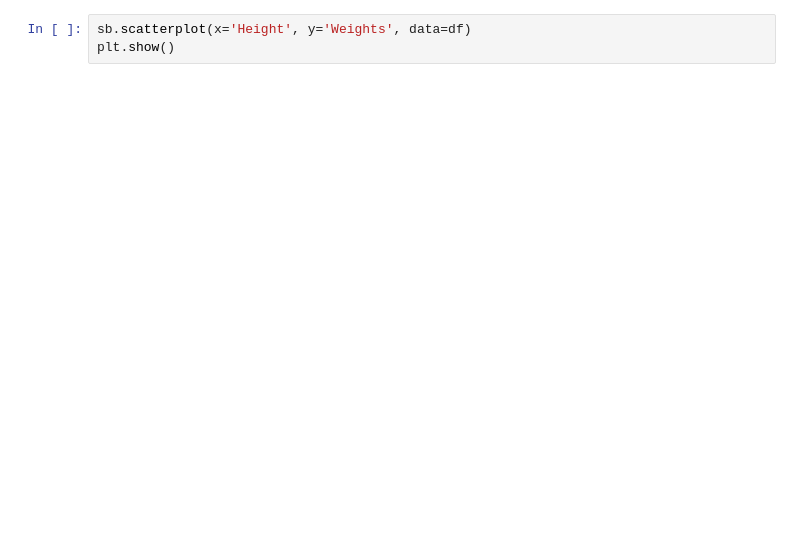
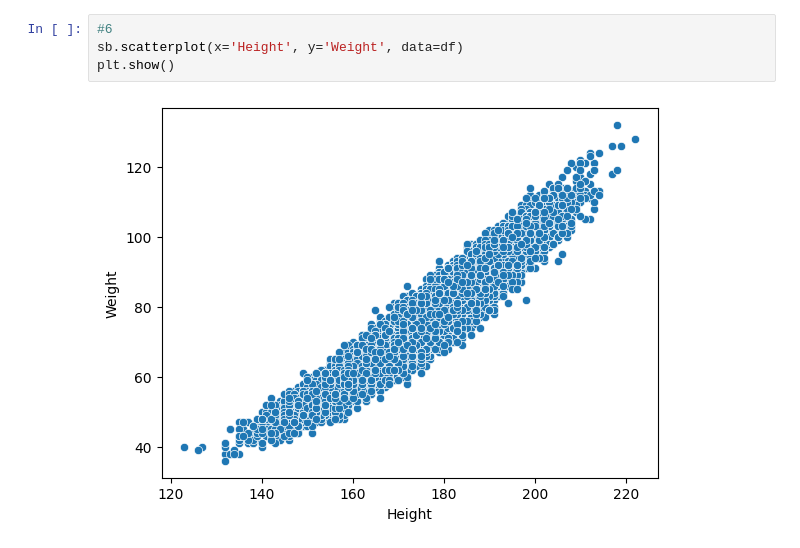
Before and after one commit to LingSiewWin/Calories-Burn-Prediction-ML, a Jupyter notebook: main.ipynb, the cells around one changed output. Saved outputs shown, nothing was run; the diff lists cells and outputs as text; blank space fills up the shorter version.

```diff
--- a/main.ipynb
+++ b/main.ipynb
@@ -24,4 +59,7 @@ df.describe()
 # %%
-sb.scatterplot(x='Height', y='Weights', data=df)
+#6
+sb.scatterplot(x='Height', y='Weight', data=df)
 plt.show()
+# %% [output]
+[figure, added]
 # %%
```
Also changed, not shown: parts of 16 cells of this notebook, 2 other files.
